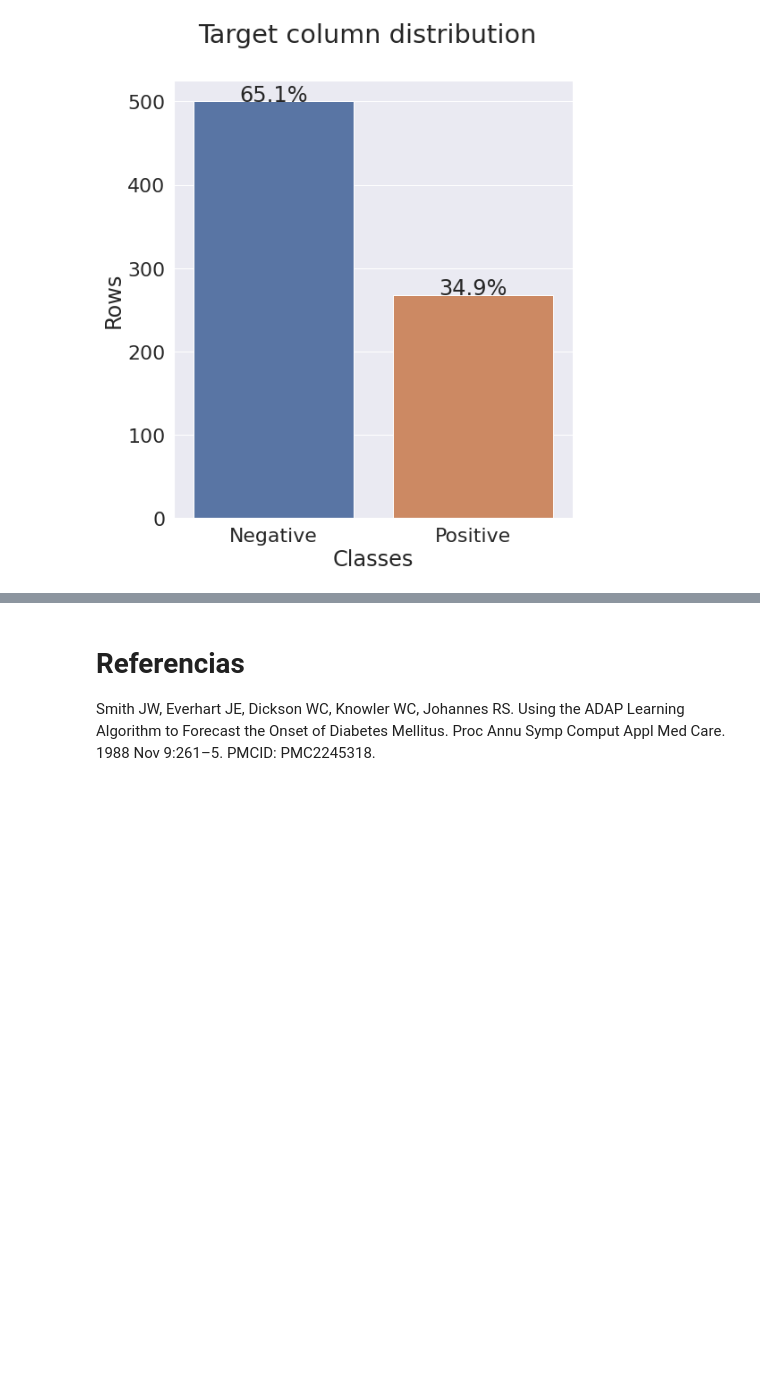
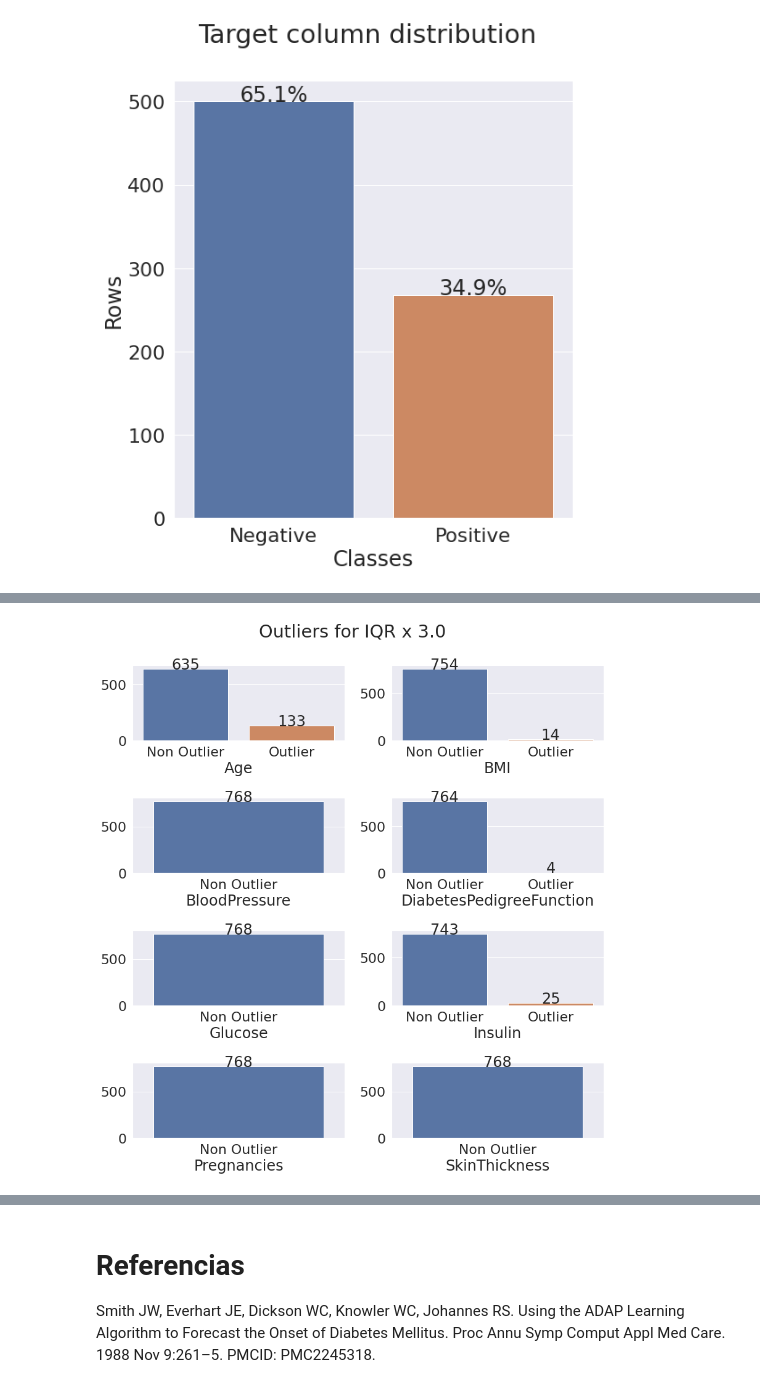
Before and after one commit to LeonardoHoltz/MachineLearningDiabetesPredict, a Jupyter notebook: Trabalho_de_Aprendizado_de_Máquina_Classificação.ipynb, the cells around one changed output, grey strips where cells are left out. Saved outputs shown, nothing was run; the diff lists cells and outputs as text; code cells hidden in the pictures; blank space fills up the shorter version.

```diff
--- a/Trabalho_de_Aprendizado_de_Máquina_Classificação.ipynb
+++ b/Trabalho_de_Aprendizado_de_Máquina_Classificação.ipynb
@@ -234,0 +289,4 @@ Accuracy:  0.7402597402597403
+# %%
+outlier_analysis_iqr(df, iqr_scale=3.0)
+# %% [output]
+[figure, added]
```
Also changed, not shown: parts of 75 cells of this notebook.
